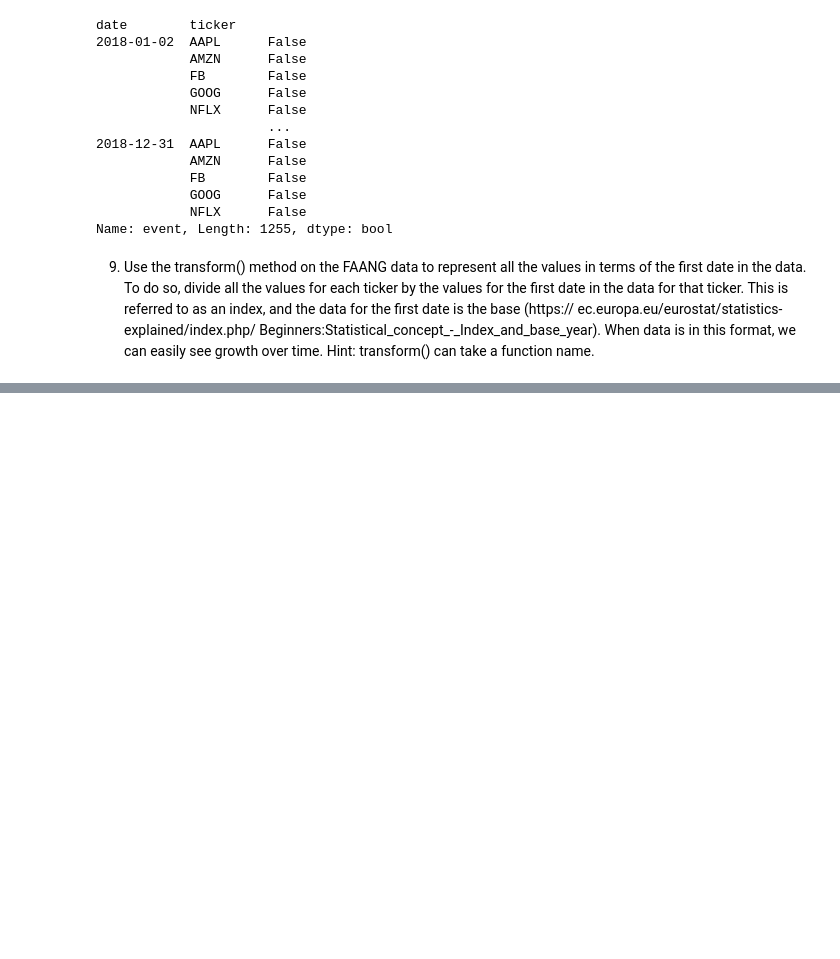
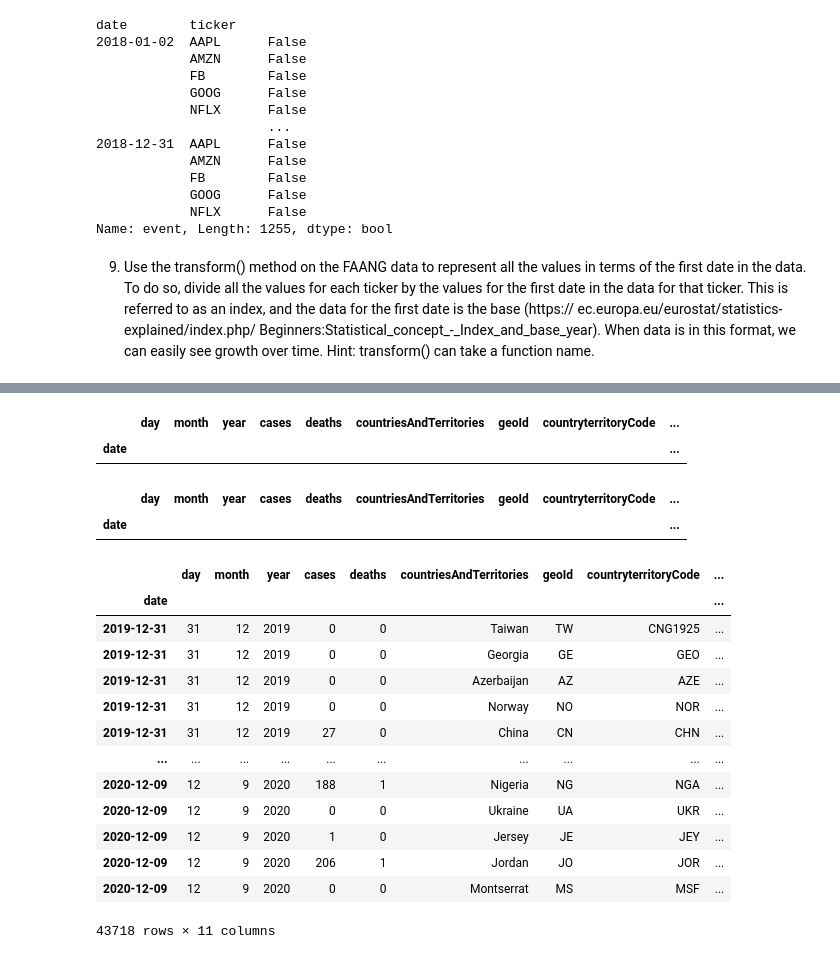
Before and after one commit to aparrarozo/Hands-On-Data-Analysis-with-Pandas-2nd-edition, a Jupyter notebook: ch_04/Exercises_Ch4.ipynb, the cells around one changed output, grey strips where cells are left out. Cells and saved outputs as stored; diff of their text form; code cells hidden in the pictures; blank space fills up the shorter version.

```diff
--- a/ch_04/Exercises_Ch4.ipynb
+++ b/ch_04/Exercises_Ch4.ipynb
@@ -403,0 +472,3 @@ take a function name.
+# %%
+covid = pd.read_csv('exercises/covid19_cases.csv')
+covid
@@ -403,0 +489,2 @@ take a function name.
+# %%
+covid['date'] = pd.DatetimeIndex(covid['dateRep'])
@@ -403,0 +513,38 @@ take a function name.
+# %%
+covid.reset_index(inplace= True)
+covid.set_index(['date'], inplace= True)
+covid.drop(columns= ['index','dateRep'], inplace=True)
+# %%
+#Replace
+replacement= {'United_States_of_America':'USA', 'United_Kingdom':'UK' }
+covid.replace(replacement, inplace = True) # A separate dict is not nec, it can be directly passed as an argumente
+                                            #inside replace() ex. covid.replace({'Angola':'Hola'}, inplace =True)
+# %%
+#Check
+covid.loc[covid['countriesAndTerritories']=='United_Kingdom']
+# %% [output]
+|  | day | month | year | cases | deaths | countriesAndTerritories | geoId | countryterritoryCode | ... |
+| date |  |  |  |  |  |  |  |  | ... |
+# %%
+covid.loc[covid['countriesAndTerritories']=='United_States_of_America']
+# %% [output]
+|  | day | month | year | cases | deaths | countriesAndTerritories | geoId | countryterritoryCode | ... |
+| date |  |  |  |  |  |  |  |  | ... |
+# %%
+covid.sort_index(inplace=True)
+covid
+# %% [output]
+|  | day | month | year | cases | deaths | countriesAndTerritories | geoId | countryterritoryCode | ... |
+| date |  |  |  |  |  |  |  |  | ... |
+| 2019-12-31 | 31 | 12 | 2019 | 0 | 0 | Taiwan | TW | CNG1925 | ... |
+| 2019-12-31 | 31 | 12 | 2019 | 0 | 0 | Georgia | GE | GEO | ... |
+| 2019-12-31 | 31 | 12 | 2019 | 0 | 0 | Azerbaijan | AZ | AZE | ... |
+| 2019-12-31 | 31 | 12 | 2019 | 0 | 0 | Norway | NO | NOR | ... |
+| 2019-12-31 | 31 | 12 | 2019 | 27 | 0 | China | CN | CHN | ... |
+| ... | ... | ... | ... | ... | ... | ... | ... | ... | ... |
+| 2020-12-09 | 12 | 9 | 2020 | 188 | 1 | Nigeria | NG | NGA | ... |
+| 2020-12-09 | 12 | 9 | 2020 | 0 | 0 | Ukraine | UA | UKR | ... |
+| 2020-12-09 | 12 | 9 | 2020 | 1 | 0 | Jersey | JE | JEY | ... |
+| 2020-12-09 | 12 | 9 | 2020 | 206 | 1 | Jordan | JO | JOR | ... |
+| 2020-12-09 | 12 | 9 | 2020 | 0 | 0 | Montserrat | MS | MSF | ... |
+43718 rows × 11 columns
```
Also changed, not shown: parts of 12 cells of this notebook.
